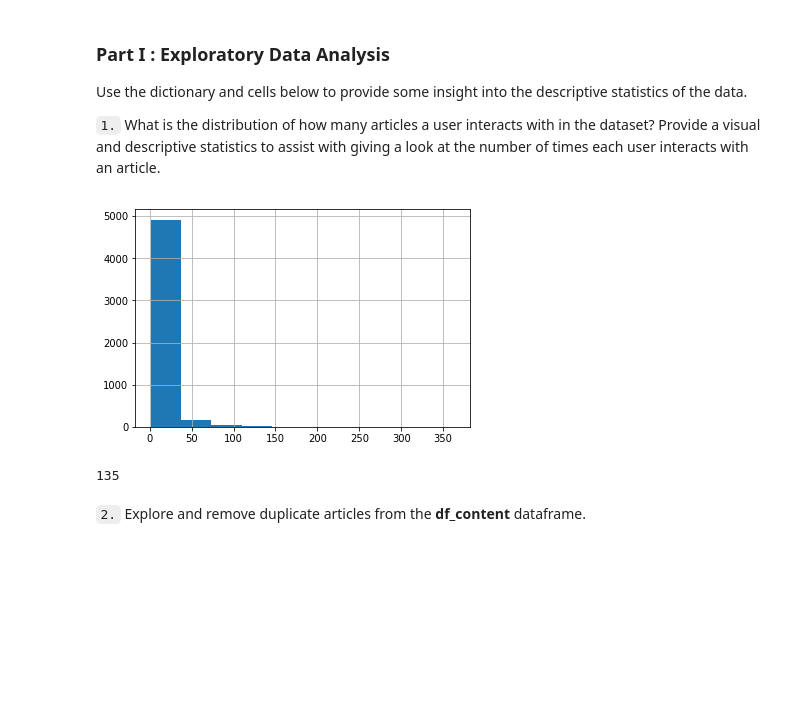
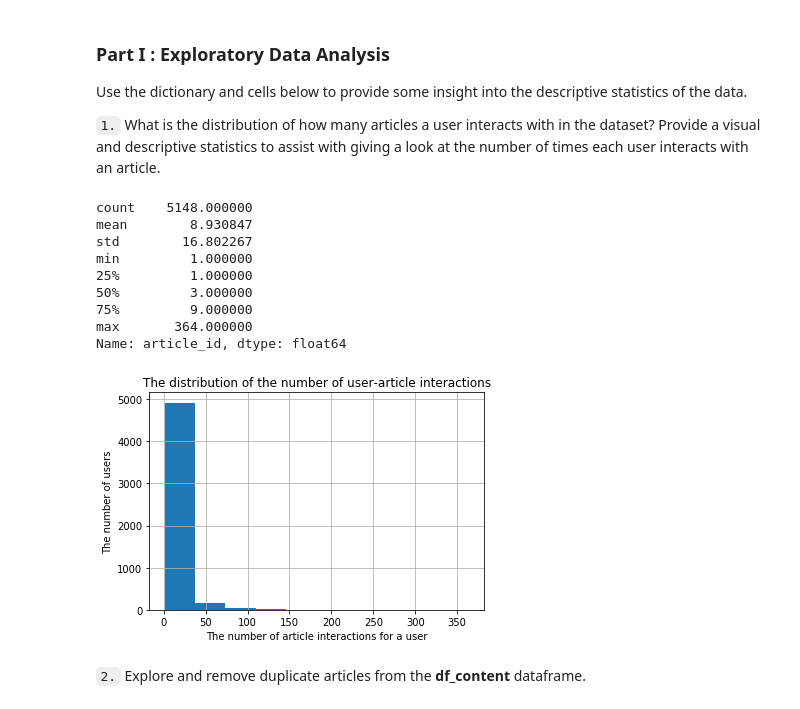
Before and after one commit to claudehotline/recommendations_with_IBM, a Jupyter notebook: Recommendations_with_IBM.ipynb, the cells around one changed output. Drawn from its saved outputs; the diff is of its cells as text; code cells hidden in the pictures; blank space fills up the shorter version.

```diff
--- a/Recommendations_with_IBM.ipynb
+++ b/Recommendations_with_IBM.ipynb
@@ -59,14 +59,25 @@ Use the dictionary and cells below to provide some insight into the descriptive
 
 `1.` What is the distribution of how many articles a user interacts with in the dataset?  Provide a visual and descriptive statistics to assist with giving a look at the number of times each user interacts with an article.
 # %%
-user_article_inter = df.groupby('email')['article_id'].count()
-user_article_inter.hist();
+df.groupby('email')['article_id'].count().describe()
 # %% [output]
-[figure, removed]
+count    5148.000000
+mean        8.930847
+std        16.802267
+min         1.000000
+25%         1.000000
+50%         3.000000
+75%         9.000000
+max       364.000000
+Name: article_id, dtype: float64
-# %%
-df.groupby('email')['article_id'].nunique().max()
-# %% [output]
-135
+# %%
+user_article_inter = df.groupby('email')['article_id'].count()
+user_article_inter.hist();
+plt.xlabel("The number of article interactions for a user");
+plt.ylabel("The number of users");
+plt.title("The distribution of the number of user-article interactions");
+# %% [output]
+[figure, added]
 # %%
 # Fill in the median and maximum number of user_article interactios below
 
```
Also changed, not shown: parts of 22 cells of this notebook, 1 other file.
